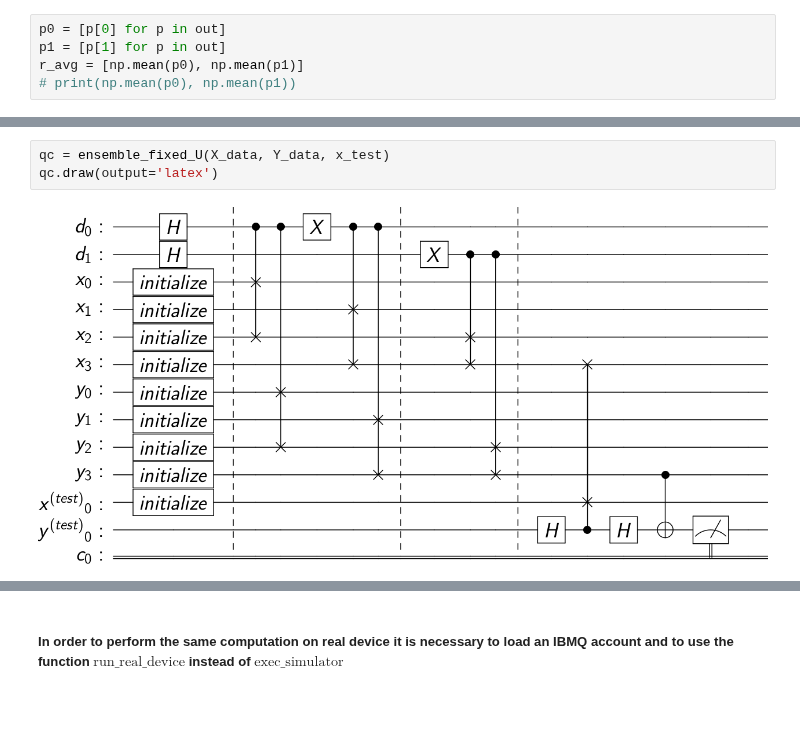
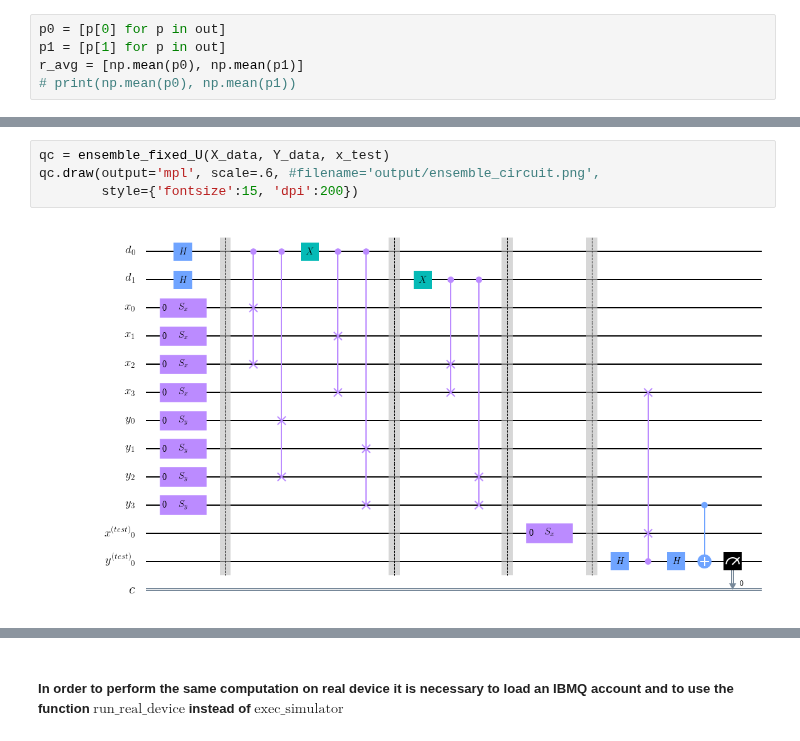
Before and after one commit to amacaluso/Quantum-Ensemble-for-Classification, a Jupyter notebook: notebooks/Quantum-Ensemble-as-Simple-Averaging.ipynb, the cells around one changed output, grey strips where cells are left out. Drawn from its saved outputs; the diff is of its cells as text; blank space fills up the shorter version.

```diff
--- a/notebooks/Quantum-Ensemble-as-Simple-Averaging.ipynb
+++ b/notebooks/Quantum-Ensemble-as-Simple-Averaging.ipynb
@@ -105,8 +101,9 @@ r_avg = [np.mean(p0), np.mean(p1)]
 # %%
 qc = ensemble_fixed_U(X_data, Y_data, x_test)
-qc.draw(output='latex')
+qc.draw(output='mpl', scale=.6, #filename='output/ensemble_circuit.png',
+        style={'fontsize':15, 'dpi':200})
 # %% [output]
-[figure, old version]
+[figure, new version]
 # %%
 r = exec_simulator(qc, n_shots=8192)
 r_ens = retrieve_proba(r)
```
Also changed, not shown: parts of 24 cells of this notebook, 7 other files.
